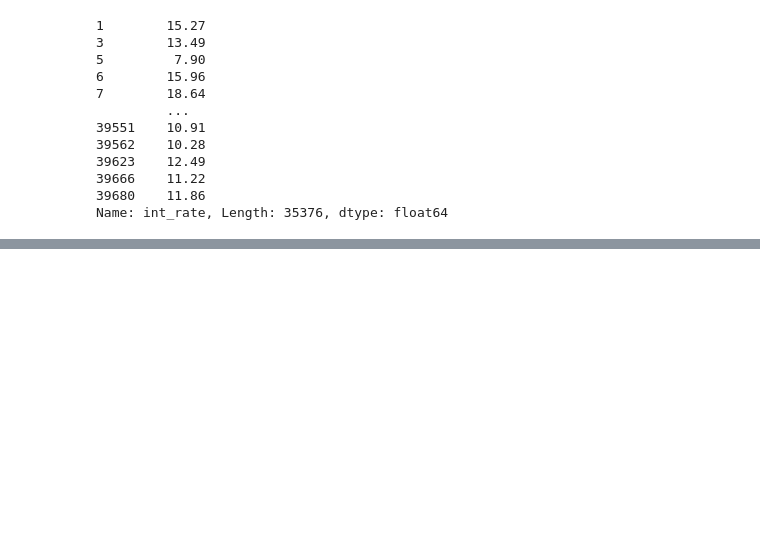
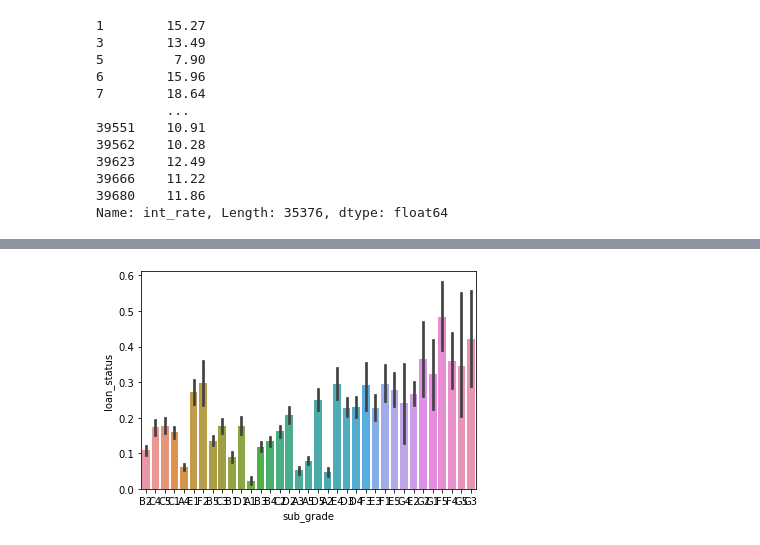
Before and after one commit to aimlhoney/LENDING_CLUB_CASE_STUDY, a Jupyter notebook: ashutosh_p1.ipynb, the cells around one changed output, grey strips where cells are left out. Cells and saved outputs as stored; diff of their text form; code cells hidden in the pictures; blank space fills up the shorter version.

```diff
--- a/ashutosh_p1.ipynb
+++ b/ashutosh_p1.ipynb
@@ -217,0 +387,5 @@ Name: int_rate, Length: 35376, dtype: float64
+# %%
+#plt.figure(figsize=(16, 6))
+plot_cat('sub_grade')
+# %% [output]
+[figure, added]
```
Also changed, not shown: parts of 45 cells of this notebook, 2 other files.
